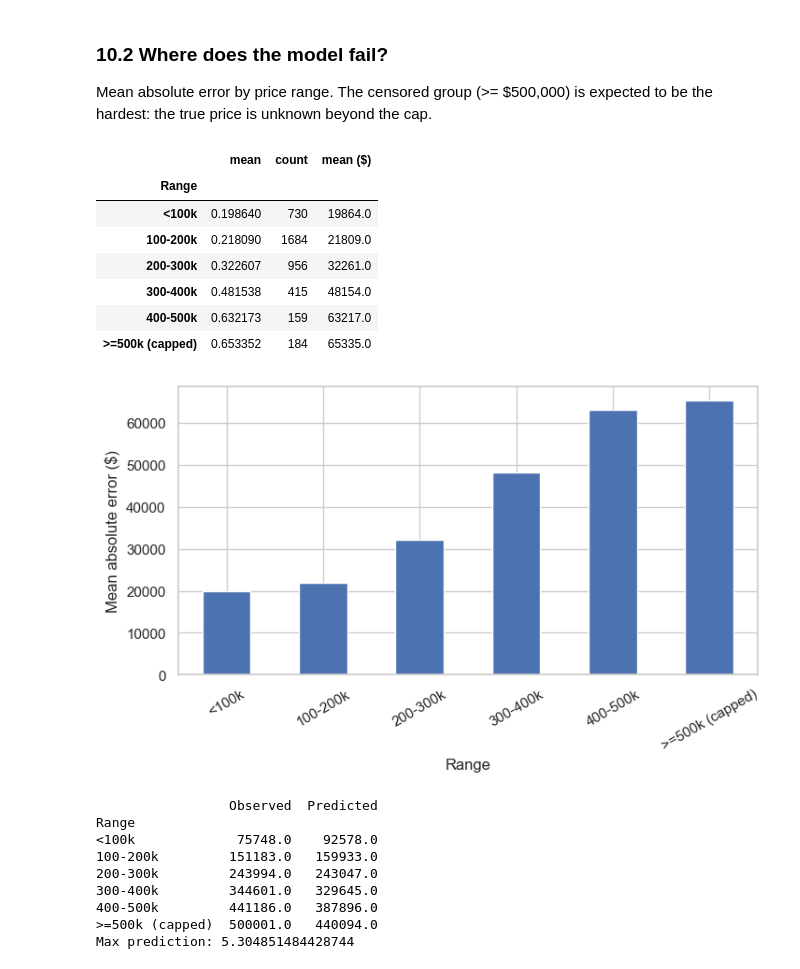
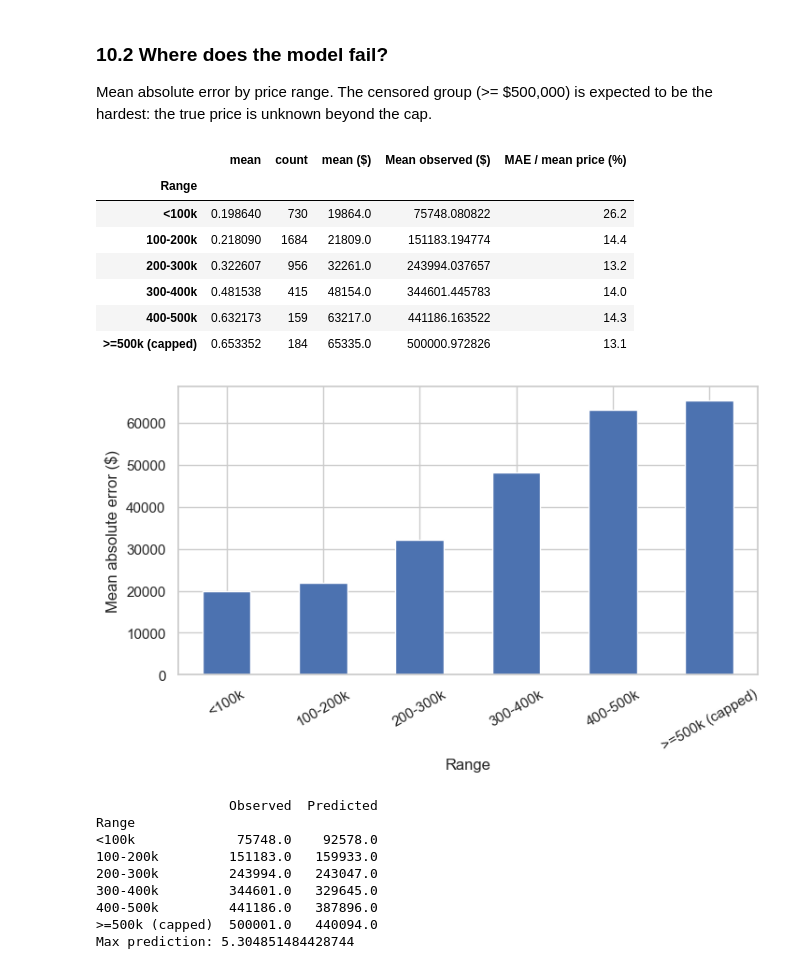
Before and after one commit to fridacarbajalordonez/py-housing-price-prediction, a Jupyter notebook: notebooks/housing_price_prediction_v2.ipynb, the cells around one changed output. Drawn from its saved outputs; the diff is of its cells as text; code cells hidden in the pictures.

```diff
--- a/notebooks/housing_price_prediction_v2.ipynb
+++ b/notebooks/housing_price_prediction_v2.ipynb
@@ -612,25 +612,27 @@ Mean absolute error by price range. The censored group (>= $500,000) is expected
 # %%
 err = pd.DataFrame({"Price": y_test_arr, "AbsError": np.abs(y_test_arr - pred_best)})
 err["Range"] = pd.cut(err["Price"], [0, 1, 2, 3, 4, CAP, 6],
                       labels=["<100k", "100-200k", "200-300k", "300-400k", "400-500k", ">=500k (capped)"],
                       right=False)
 by_range = err.groupby("Range", observed=True)["AbsError"].agg(["mean", "count"])
 by_range["mean ($)"] = (by_range["mean"] * 100_000).round(0)
+by_range["Mean observed ($)"] = err.groupby("Range", observed=True)["Price"].mean() * 100_000
+by_range["MAE / mean price (%)"] = (by_range["mean ($)"] / by_range["Mean observed ($)"] * 100).round(1)
 display(by_range)
 
 by_range["mean ($)"].plot(kind="bar", figsize=(8, 4), rot=30)
 plt.ylabel("Mean absolute error ($)")
 save_fig("error_by_price_range.png")
 plt.show()
 # %% [output]
-|  | mean | count | mean ($) |
-| Range |  |  |  |
-| <100k | 0.198640 | 730 | 19864.0 |
-| 100-200k | 0.218090 | 1684 | 21809.0 |
-| 200-300k | 0.322607 | 956 | 32261.0 |
-| 300-400k | 0.481538 | 415 | 48154.0 |
-| 400-500k | 0.632173 | 159 | 63217.0 |
-| >=500k (capped) | 0.653352 | 184 | 65335.0 |
+|  | mean | count | mean ($) | Mean observed ($) | MAE / mean price (%) |
+| Range |  |  |  |  |  |
+| <100k | 0.198640 | 730 | 19864.0 | 75748.080822 | 26.2 |
+| 100-200k | 0.218090 | 1684 | 21809.0 | 151183.194774 | 14.4 |
+| 200-300k | 0.322607 | 956 | 32261.0 | 243994.037657 | 13.2 |
+| 300-400k | 0.481538 | 415 | 48154.0 | 344601.445783 | 14.0 |
+| 400-500k | 0.632173 | 159 | 63217.0 | 441186.163522 | 14.3 |
+| >=500k (capped) | 0.653352 | 184 | 65335.0 | 500000.972826 | 13.1 |
 [figure]
 # %%
 chk = pd.DataFrame({"Observed": y_test_arr, "Predicted": pred_best, "Range": err["Range"]})
```
Also changed, not shown: parts of 5 cells of this notebook.
